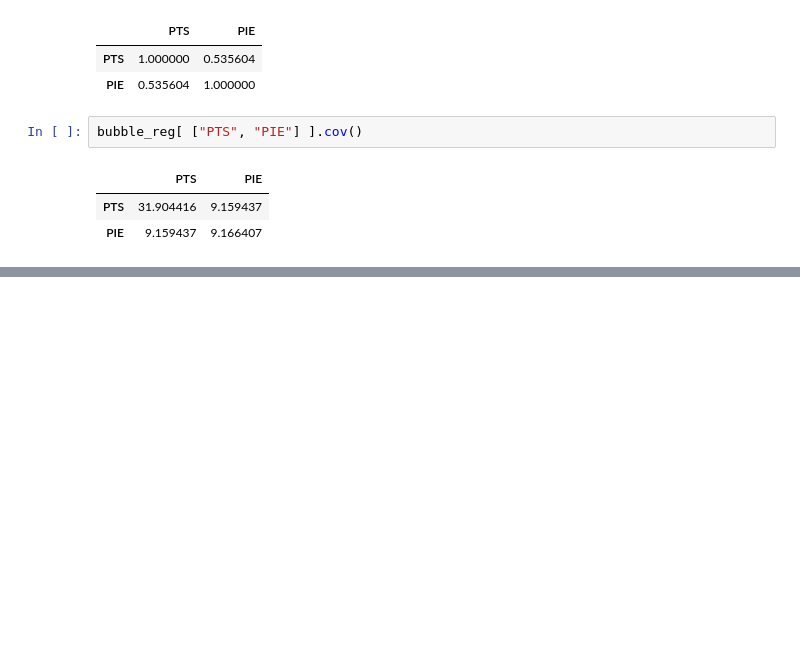
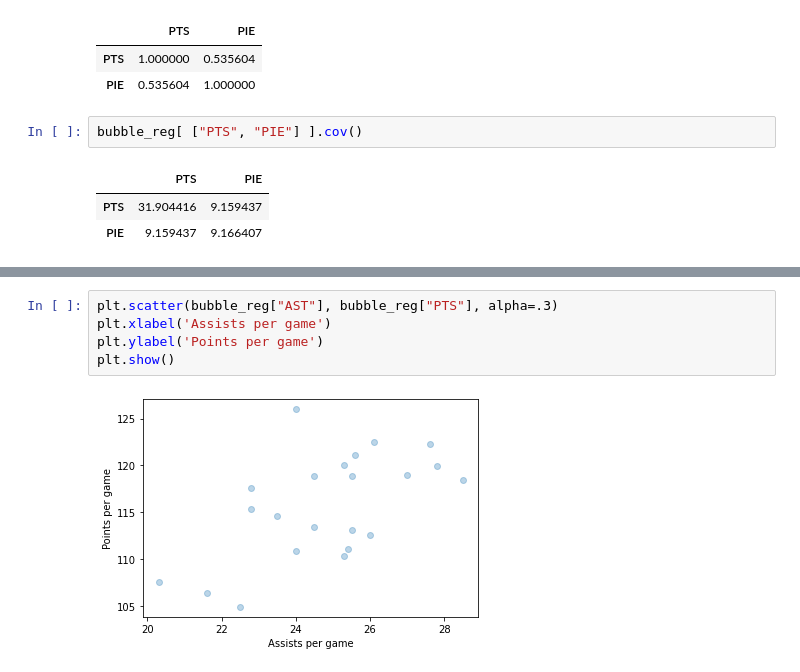
Before and after one commit to krishanweber3/info2950project, a Jupyter notebook: Data Collection Recht.ipynb, the cells around one changed output, grey strips where cells are left out. Drawn from its saved outputs; the diff is of its cells as text; blank space fills up the shorter version.

```diff
--- a/Data Collection Recht.ipynb
+++ b/Data Collection Recht.ipynb
@@ -107,0 +115,7 @@ bubble_reg[ ["PTS", "PIE"] ].cov()
+# %%
+plt.scatter(bubble_reg["AST"], bubble_reg["PTS"], alpha=.3)
+plt.xlabel('Assists per game')
+plt.ylabel('Points per game')
+plt.show()
+# %% [output]
+[figure, added]
```
Also changed, not shown: parts of 5 cells of this notebook.
